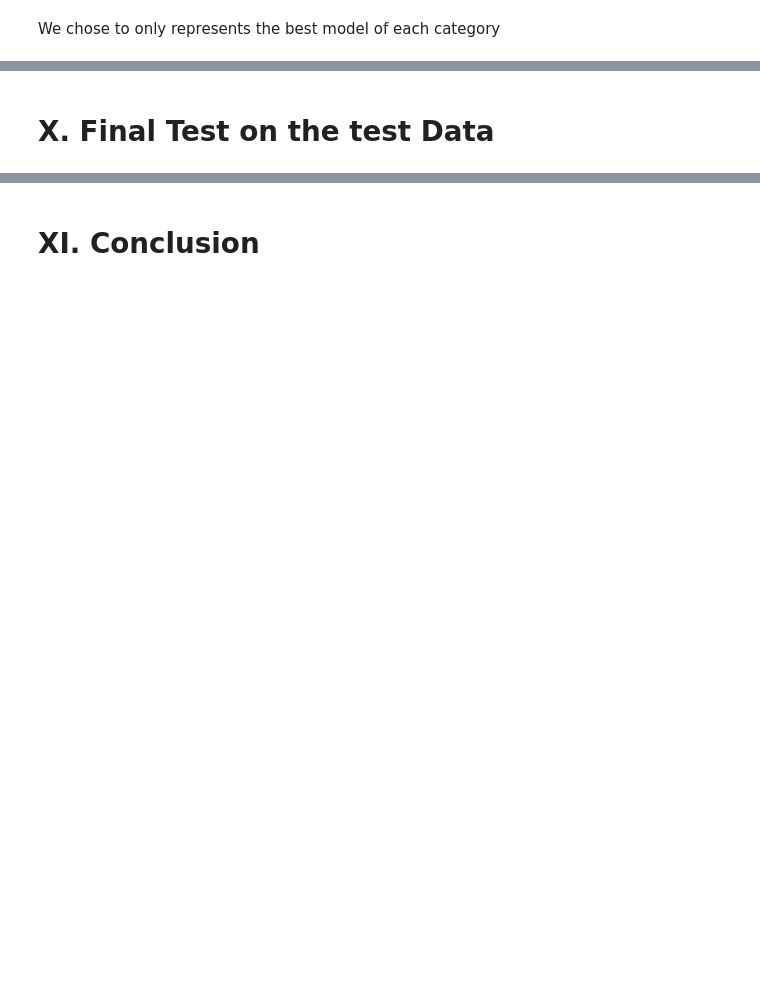
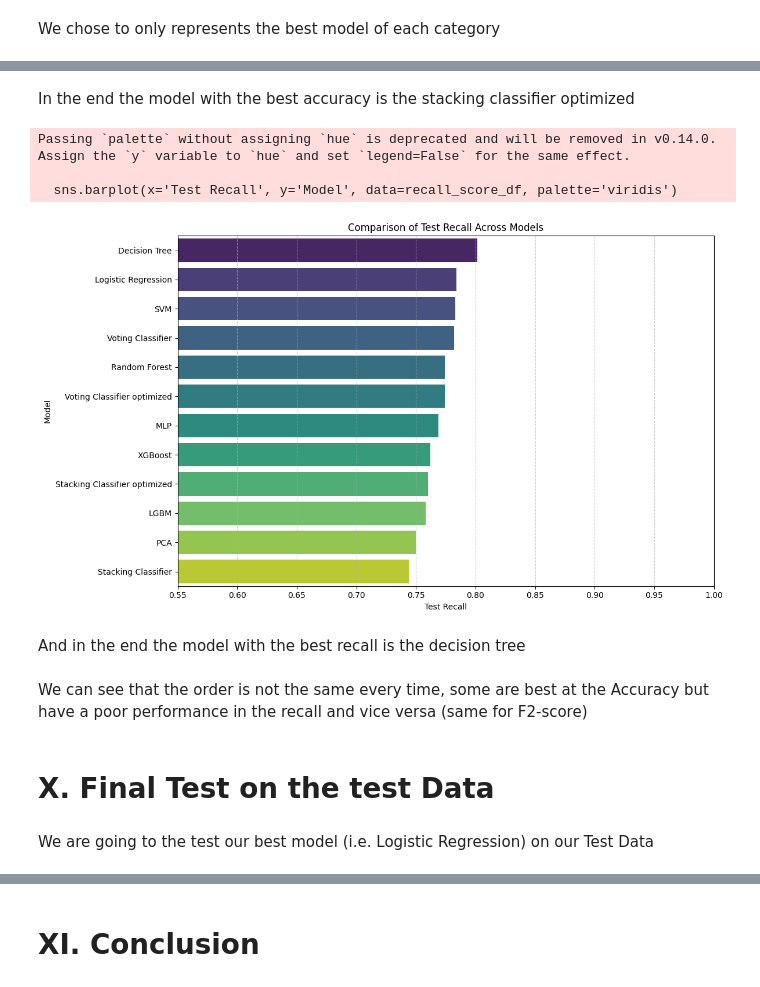
Before and after one commit to maxoubvd/S7_ML_project, a Jupyter notebook: projet_ml.ipynb, the cells around one changed output, grey strips where cells are left out. Drawn from its saved outputs; the diff is of its cells as text; code cells hidden in the pictures; blank space fills up the shorter version.

```diff
--- a/projet_ml.ipynb
+++ b/projet_ml.ipynb
@@ -2305,2 +2329,28 @@ plt.show()
+# %% [markdown]
+In the end the model with the best accuracy is the stacking classifier optimized
+# %%
+recall_score_df = pd.DataFrame(model_recall_scores.items(), columns=['Model', 'Test Recall'])
+recall_score_df = recall_score_df.sort_values(by='Test Recall', ascending=False)
+
+plt.figure(figsize=(12, 7))
+sns.barplot(x='Test Recall', y='Model', data=recall_score_df, palette='viridis')
+plt.title('Comparison of Test Recall Across Models')
+plt.xlabel('Test Recall')
+plt.ylabel('Model')
+plt.xlim(0.55, 1.0)
+plt.grid(axis='x', linestyle='--', alpha=0.7)
+plt.tight_layout()
+plt.show()
+# %% [output]
+Passing `palette` without assigning `hue` is deprecated and will be removed in v0.14.0. Assign the `y` variable to `hue` and set `legend=False` for the same effect.
+
+  sns.barplot(x='Test Recall', y='Model', data=recall_score_df, palette='viridis')
+[figure, added]
+# %% [markdown]
+And in the end the model with the best recall is the decision tree
+# %% [markdown]
+We can see that the order is not the same every time, some are best at the Accuracy but have a poor performance in the recall and vice versa (same for F2-score)
 # %% [markdown]
 # X. Final Test on the test Data
+# %% [markdown]
+We are going to the test our best model (i.e. Logistic Regression) on our Test Data
```
Also changed, not shown: parts of 100 cells of this notebook.
